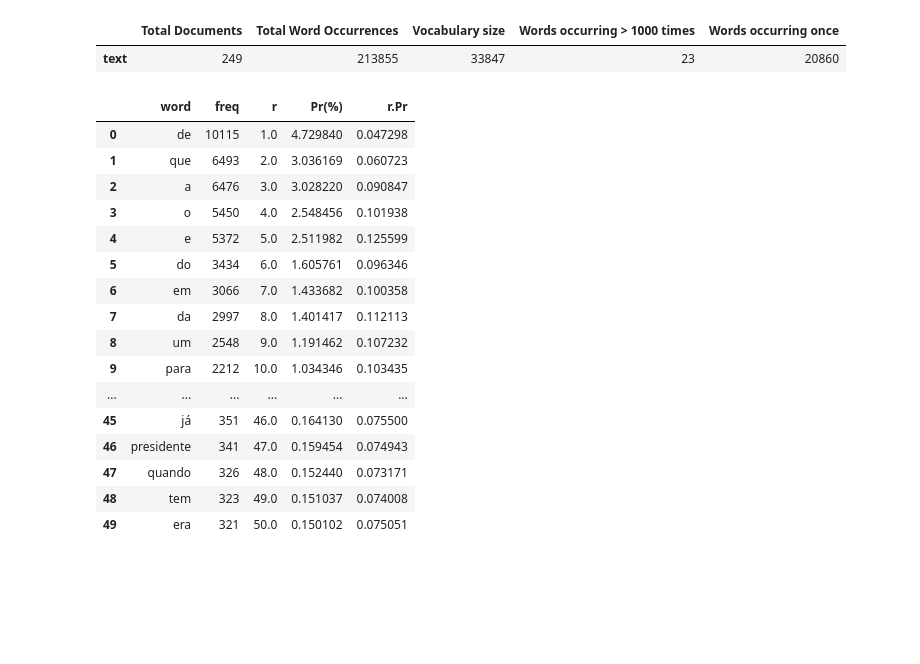
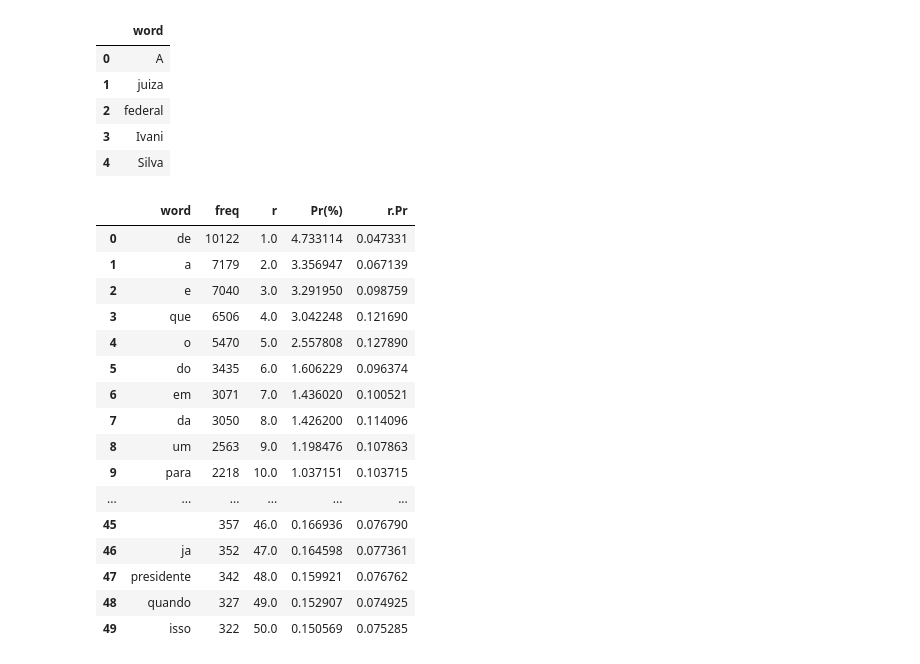
Before and after one commit to frnangelim/RI_JupyterNotebook, a Jupyter notebook: ativ2.ipynb, the cells around one changed output. Cells and saved outputs as stored; diff of their text form; code cells hidden in the pictures; blank space fills up the shorter version.

```diff
--- a/ativ2.ipynb
+++ b/ativ2.ipynb
@@ -14,28 +17,34 @@ csv.head()
 # %%
 #Questão 1
 wordsList = ' '.join(csv.text.values).split(' ')
 wordsList = list(filter(None, wordsList))
-words = pd.DataFrame(wordsList, columns=['word'])
+wordsFormatted = [normalize('NFKD', word.decode('utf-8')).encode('ASCII', 'ignore') for word in wordsList]
+words = pd.DataFrame(wordsFormatted, columns=['word'])
+words.head()
 
 # Obtendo as frequencias
 wordsCount = words.word.value_counts().reset_index()
 wordsCount.columns = ['word', 'freq']
 wordsCount['r'] = wordsCount.freq.rank(ascending=False)
 wordsCount.head(n = 10)
 
 totalOcurrences = wordsCount.freq.sum()
 vocabularySize = wordsCount.word.count()
 frequency = wordsCount['freq']
 
 table1 = pd.DataFrame(csv.count(), columns=['Total Documents'], index = ['text'])
 table1['Total Word Occurrences'] = totalOcurrences
 table1['Vocabulary size'] = vocabularySize
 table1['Words occurring > 1000 times'] = (frequency > 1000).sum()
 table1['Words occurring once'] = (frequency == 1).sum()
 table1.head()
 # %% [output]
-|  | Total Documents | Total Word Occurrences | Vocabulary size | Words occurring > 1000 times | Words occurring once |
-| text | 249 | 213855 | 33847 | 23 | 20860 |
+|  | word |
+| 0 | A |
+| 1 | juiza |
+| 2 | federal |
+| 3 | Ivani |
+| 4 | Silva |
 # %%
 #Questão 2
 table2 = wordsCount
@@ -44,22 +53,22 @@ table2['r.Pr'] = (table2['Pr(%)'] / 100) * table2['r']
 table2.head(n = 50)
 # %% [output]
 |  | word | freq | r | Pr(%) | r.Pr |
-| 0 | de | 10115 | 1.0 | 4.729840 | 0.047298 |
-| 1 | que | 6493 | 2.0 | 3.036169 | 0.060723 |
-| 2 | a | 6476 | 3.0 | 3.028220 | 0.090847 |
-| 3 | o | 5450 | 4.0 | 2.548456 | 0.101938 |
-| 4 | e | 5372 | 5.0 | 2.511982 | 0.125599 |
-| 5 | do | 3434 | 6.0 | 1.605761 | 0.096346 |
-| 6 | em | 3066 | 7.0 | 1.433682 | 0.100358 |
-| 7 | da | 2997 | 8.0 | 1.401417 | 0.112113 |
-| 8 | um | 2548 | 9.0 | 1.191462 | 0.107232 |
-| 9 | para | 2212 | 10.0 | 1.034346 | 0.103435 |
+| 0 | de | 10122 | 1.0 | 4.733114 | 0.047331 |
+| 1 | a | 7179 | 2.0 | 3.356947 | 0.067139 |
+| 2 | e | 7040 | 3.0 | 3.291950 | 0.098759 |
+| 3 | que | 6506 | 4.0 | 3.042248 | 0.121690 |
+| 4 | o | 5470 | 5.0 | 2.557808 | 0.127890 |
+| 5 | do | 3435 | 6.0 | 1.606229 | 0.096374 |
+| 6 | em | 3071 | 7.0 | 1.436020 | 0.100521 |
+| 7 | da | 3050 | 8.0 | 1.426200 | 0.114096 |
+| 8 | um | 2563 | 9.0 | 1.198476 | 0.107863 |
+| 9 | para | 2218 | 10.0 | 1.037151 | 0.103715 |
 | ... | ... | ... | ... | ... | ... |
-| 45 | já | 351 | 46.0 | 0.164130 | 0.075500 |
-| 46 | presidente | 341 | 47.0 | 0.159454 | 0.074943 |
-| 47 | quando | 326 | 48.0 | 0.152440 | 0.073171 |
-| 48 | tem | 323 | 49.0 | 0.151037 | 0.074008 |
-| 49 | era | 321 | 50.0 | 0.150102 | 0.075051 |
+| 45 |  | 357 | 46.0 | 0.166936 | 0.076790 |
+| 46 | ja | 352 | 47.0 | 0.164598 | 0.077361 |
+| 47 | presidente | 342 | 48.0 | 0.159921 | 0.076762 |
+| 48 | quando | 327 | 49.0 | 0.152907 | 0.074925 |
+| 49 | isso | 322 | 50.0 | 0.150569 | 0.075285 |
 # %%
 # Questão 3
 
```
Also changed, not shown: parts of 3 cells of this notebook.
